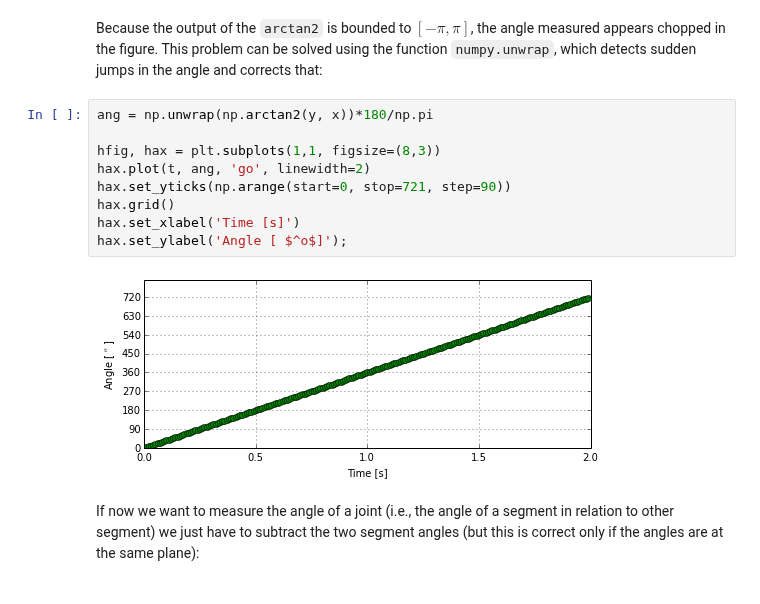
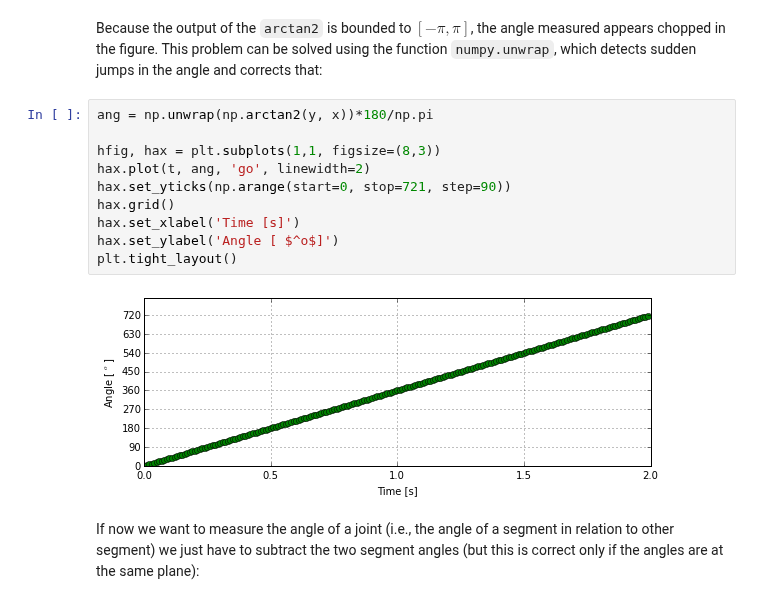
Before and after one commit to BMClab/BMC, a Jupyter notebook: notebooks/AngularKinematics2D.ipynb, the cells around one changed output. Saved outputs shown, nothing was run; the diff lists cells and outputs as text.

```diff
--- a/notebooks/AngularKinematics2D.ipynb
+++ b/notebooks/AngularKinematics2D.ipynb
@@ -96,14 +82,15 @@ Because the output of the `arctan2` is bounded to $[-\pi,\pi]$, the angle measur
 # %%
 ang = np.unwrap(np.arctan2(y, x))*180/np.pi
 
 hfig, hax = plt.subplots(1,1, figsize=(8,3))
 hax.plot(t, ang, 'go', linewidth=2)
 hax.set_yticks(np.arange(start=0, stop=721, step=90))
 hax.grid()
 hax.set_xlabel('Time [s]')
-hax.set_ylabel('Angle [ $^o$]');
+hax.set_ylabel('Angle [ $^o$]')
+plt.tight_layout()
 # %% [output]
-[figure, old version]
+[figure, new version]
 # %% [markdown]
 If now we want to measure the angle of a joint (i.e., the angle of a segment in relation to other segment) we just have to subtract the two segment angles (but this is correct only if the angles are at the same plane):
 # %%
```
Also changed, not shown: parts of 17 cells of this notebook, 11 other files.
